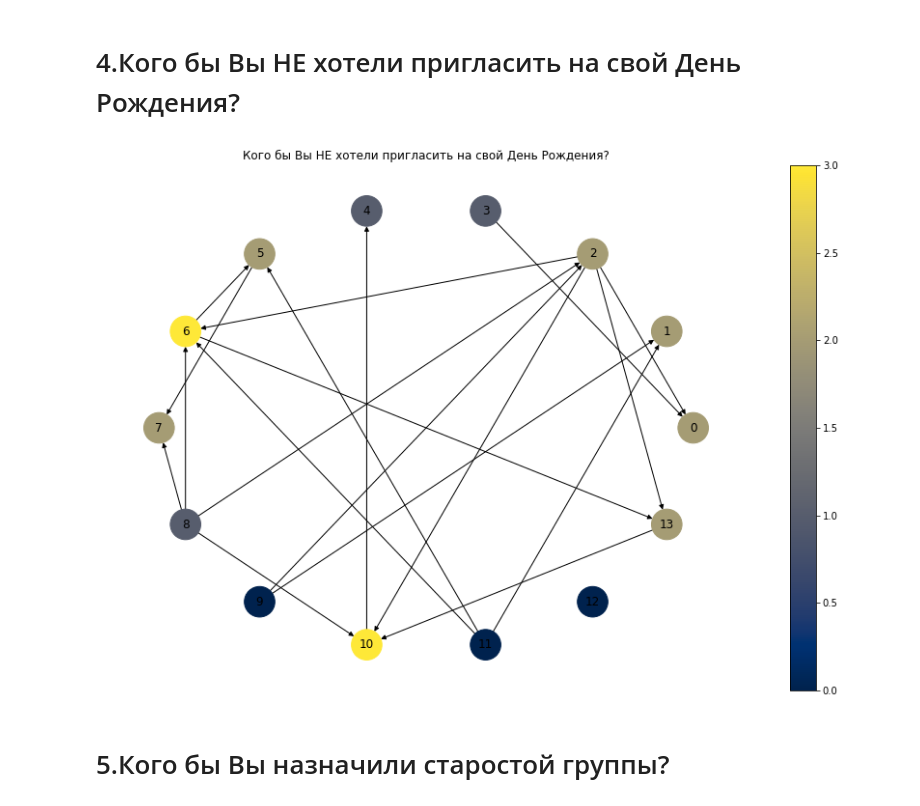
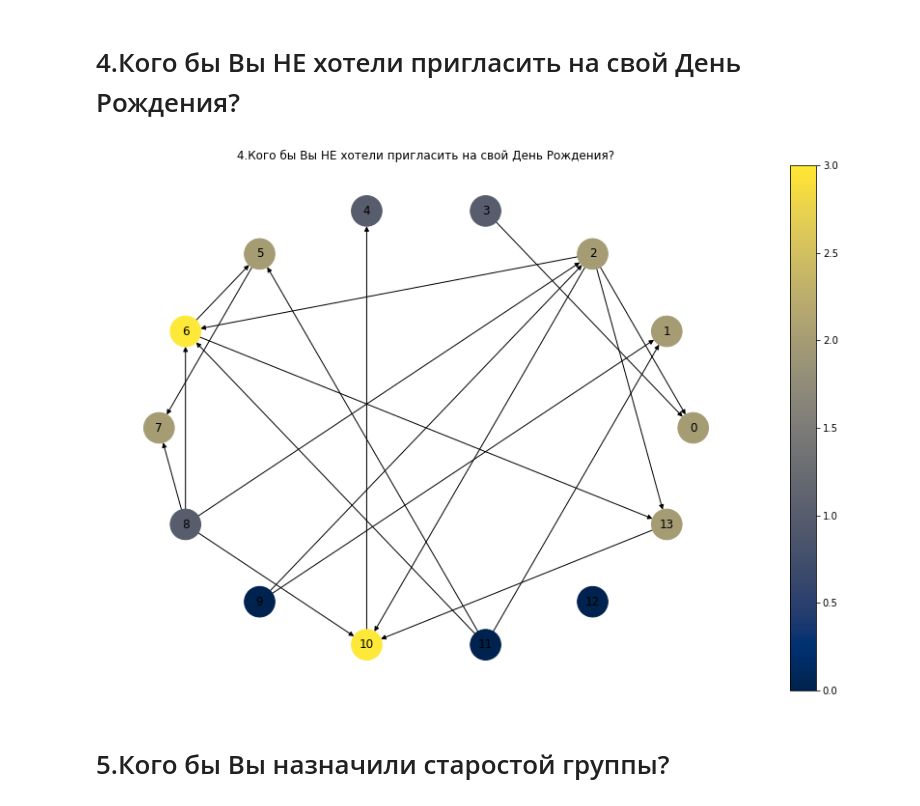
Before and after one commit to aptmess/pm.socio, a Jupyter notebook: code/socio.ipynb, the cells around one changed output. Drawn from its saved outputs; the diff is of its cells as text; code cells hidden in the pictures.

```diff
--- a/code/socio.ipynb
+++ b/code/socio.ipynb
@@ -161,26 +127,8 @@ plt.show()
 # %% [markdown]
 # 4.Кого бы Вы НЕ хотели пригласить на свой День Рождения?
-# %%
-from random import random
-plt.figure(figsize=(15, 10))
-G = nx.DiGraph(np.array(M4))
-
-plt.title('Кого бы Вы НЕ хотели пригласить на свой День Рождения?')
-
-values =list(question_2.loc["-"][0:14].to_dict().values())
-#nx.draw_networkx_labels(G,pos=nx.shell_layout(G),labels = dictir)
-nc = nx.draw(G, pos=nx.shell_layout(G), with_labels=True, \
-             node_color= values, node_size=1000, cmap=cmap,\
-            vmin = min(values),vmax = max(values))
-
-sm = plt.cm.ScalarMappable(cmap=cmap, norm=plt.Normalize(vmin = min(values), vmax=max(values)))
-sm._A = []
-plt.colorbar(sm)
-
-
-
-plt.show()
-# %% [output]
-[figure, removed]
+# %%
+visualisation(M4,'M4')
+# %% [output]
+[figure, added]
 # %% [markdown]
 # 5.Кого бы Вы назначили старостой группы?
```
Also changed, not shown: parts of 17 cells of this notebook.
